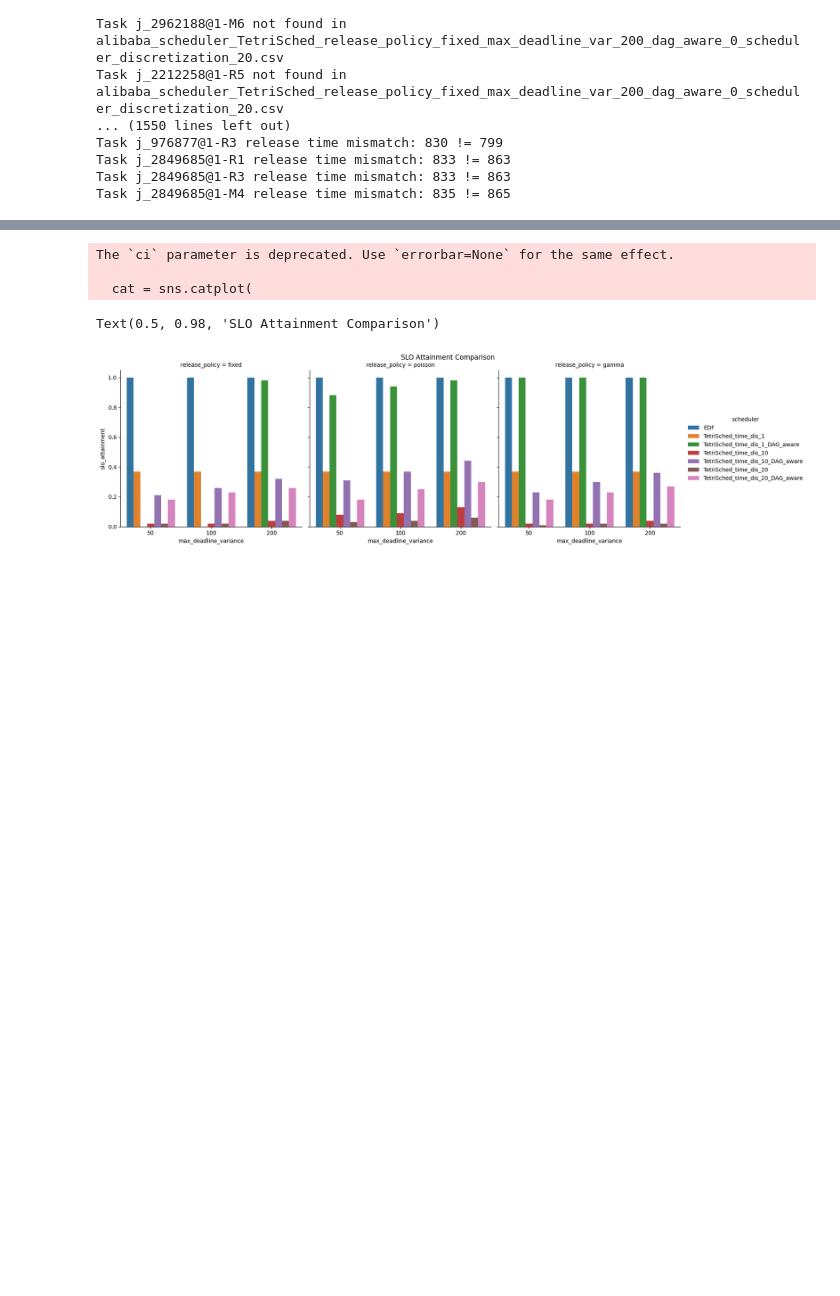
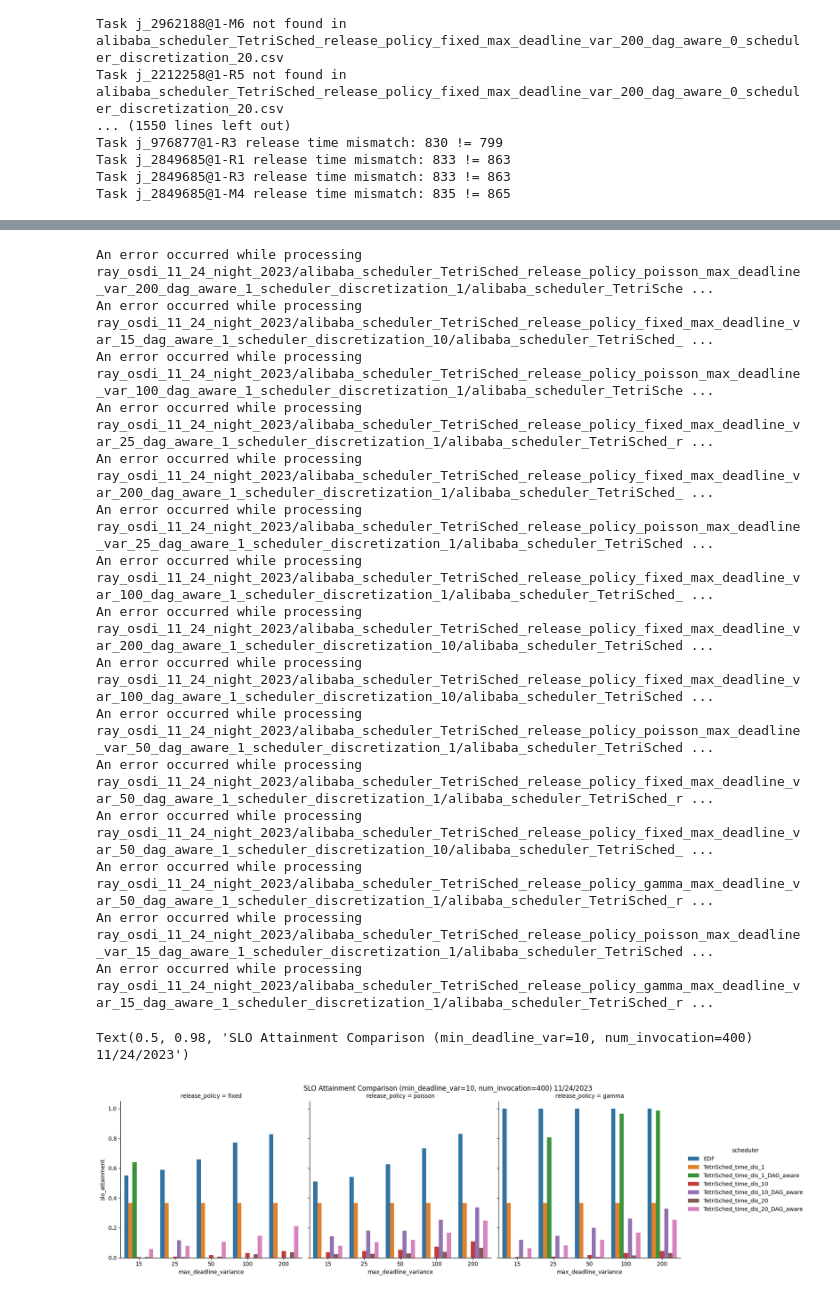
Before and after one commit to erdos-project/erdos-scheduling-simulator, a Jupyter notebook: experiments/analysis.ipynb, the cells around one changed output, grey strips where cells are left out. Saved outputs shown, nothing was run; the diff lists cells and outputs as text; code cells hidden in the pictures; blank space fills up the shorter version.

Commit message:
Refactor osdi analysis.ipynb with

```diff
--- a/experiments/analysis.ipynb
+++ b/experiments/analysis.ipynb
@@ -196,17 +158,28 @@ data.head(30)
 # %%
-from matplotlib import pyplot as plt
-import seaborn as sns
+data = extract_experiments_result("ray_osdi_11_24_night_2023")
 
 cat = sns.catplot(
             kind='bar', x="max_deadline_variance", y="slo_attainment", col='release_policy', col_order=["fixed", "poisson", "gamma"],
             hue="scheduler", hue_order=["EDF", "TetriSched_time_dis_1",  "TetriSched_time_dis_1_DAG_aware", "TetriSched_time_dis_10", "TetriSched_time_dis_10_DAG_aware", "TetriSched_time_dis_20", "TetriSched_time_dis_20_DAG_aware"],
-            legend_out=True, data=data, ci=None)
+            legend_out=True, data=data, errorbar=None)
 cat.fig.subplots_adjust(top=0.9)
-cat.fig.suptitle('SLO Attainment Comparison')
+cat.fig.suptitle('SLO Attainment Comparison (min_deadline_var=10, num_invocation=400) 11/24/2023')
 # %% [output]
-The `ci` parameter is deprecated. Use `errorbar=None` for the same effect.
-
-  cat = sns.catplot(
+An error occurred while processing ray_osdi_11_24_night_2023/alibaba_scheduler_TetriSched_release_policy_poisson_max_deadline_var_200_dag_aware_1_scheduler_discretization_1/alibaba_scheduler_TetriSche ...
+An error occurred while processing ray_osdi_11_24_night_2023/alibaba_scheduler_TetriSched_release_policy_fixed_max_deadline_var_15_dag_aware_1_scheduler_discretization_10/alibaba_scheduler_TetriSched_ ...
+An error occurred while processing ray_osdi_11_24_night_2023/alibaba_scheduler_TetriSched_release_policy_poisson_max_deadline_var_100_dag_aware_1_scheduler_discretization_1/alibaba_scheduler_TetriSche ...
+An error occurred while processing ray_osdi_11_24_night_2023/alibaba_scheduler_TetriSched_release_policy_fixed_max_deadline_var_25_dag_aware_1_scheduler_discretization_1/alibaba_scheduler_TetriSched_r ...
+An error occurred while processing ray_osdi_11_24_night_2023/alibaba_scheduler_TetriSched_release_policy_fixed_max_deadline_var_200_dag_aware_1_scheduler_discretization_1/alibaba_scheduler_TetriSched_ ...
+An error occurred while processing ray_osdi_11_24_night_2023/alibaba_scheduler_TetriSched_release_policy_poisson_max_deadline_var_25_dag_aware_1_scheduler_discretization_1/alibaba_scheduler_TetriSched ...
+An error occurred while processing ray_osdi_11_24_night_2023/alibaba_scheduler_TetriSched_release_policy_fixed_max_deadline_var_100_dag_aware_1_scheduler_discretization_1/alibaba_scheduler_TetriSched_ ...
+An error occurred while processing ray_osdi_11_24_night_2023/alibaba_scheduler_TetriSched_release_policy_fixed_max_deadline_var_200_dag_aware_1_scheduler_discretization_10/alibaba_scheduler_TetriSched ...
+An error occurred while processing ray_osdi_11_24_night_2023/alibaba_scheduler_TetriSched_release_policy_fixed_max_deadline_var_100_dag_aware_1_scheduler_discretization_10/alibaba_scheduler_TetriSched ...
+An error occurred while processing ray_osdi_11_24_night_2023/alibaba_scheduler_TetriSched_release_policy_poisson_max_deadline_var_50_dag_aware_1_scheduler_discretization_1/alibaba_scheduler_TetriSched ...
+An error occurred while processing ray_osdi_11_24_night_2023/alibaba_scheduler_TetriSched_release_policy_fixed_max_deadline_var_50_dag_aware_1_scheduler_discretization_1/alibaba_scheduler_TetriSched_r ...
+An error occurred while processing ray_osdi_11_24_night_2023/alibaba_scheduler_TetriSched_release_policy_fixed_max_deadline_var_50_dag_aware_1_scheduler_discretization_10/alibaba_scheduler_TetriSched_ ...
+An error occurred while processing ray_osdi_11_24_night_2023/alibaba_scheduler_TetriSched_release_policy_gamma_max_deadline_var_50_dag_aware_1_scheduler_discretization_1/alibaba_scheduler_TetriSched_r ...
+An error occurred while processing ray_osdi_11_24_night_2023/alibaba_scheduler_TetriSched_release_policy_poisson_max_deadline_var_15_dag_aware_1_scheduler_discretization_1/alibaba_scheduler_TetriSched ...
+An error occurred while processing ray_osdi_11_24_night_2023/alibaba_scheduler_TetriSched_release_policy_gamma_max_deadline_var_15_dag_aware_1_scheduler_discretization_1/alibaba_scheduler_TetriSched_r ...
-Text(0.5, 0.98, 'SLO Attainment Comparison')
+Text(0.5, 0.98, 'SLO Attainment Comparison (min_deadline_var=10, num_invocation=400) 11/24/2023')
-[figure, old version]
+[figure, new version]
 # %%
```
Also changed, not shown: parts of 5 cells of this notebook.
